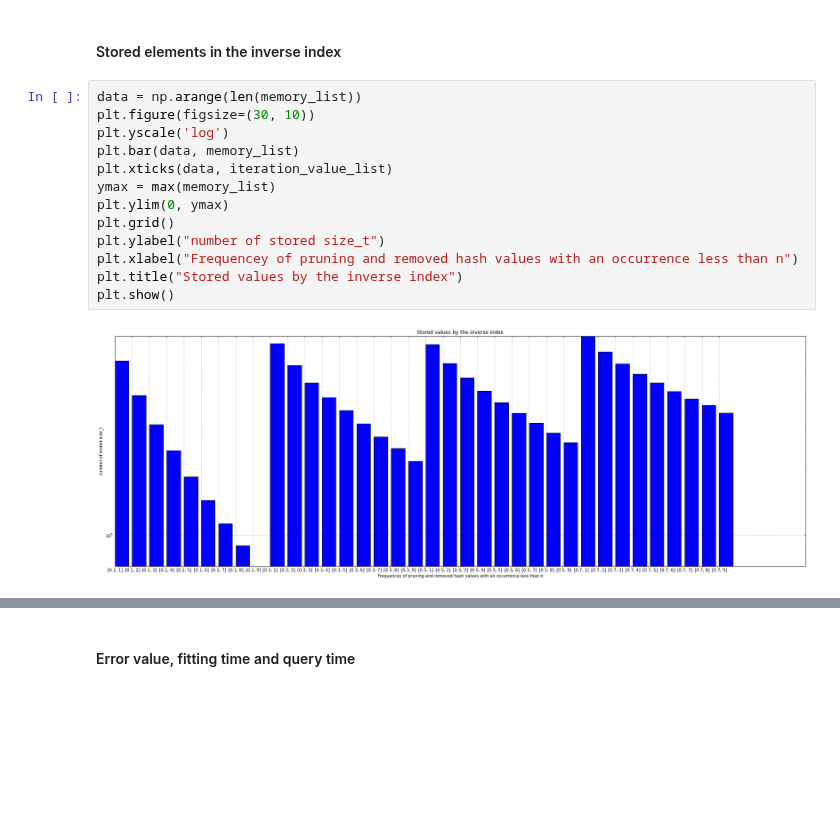
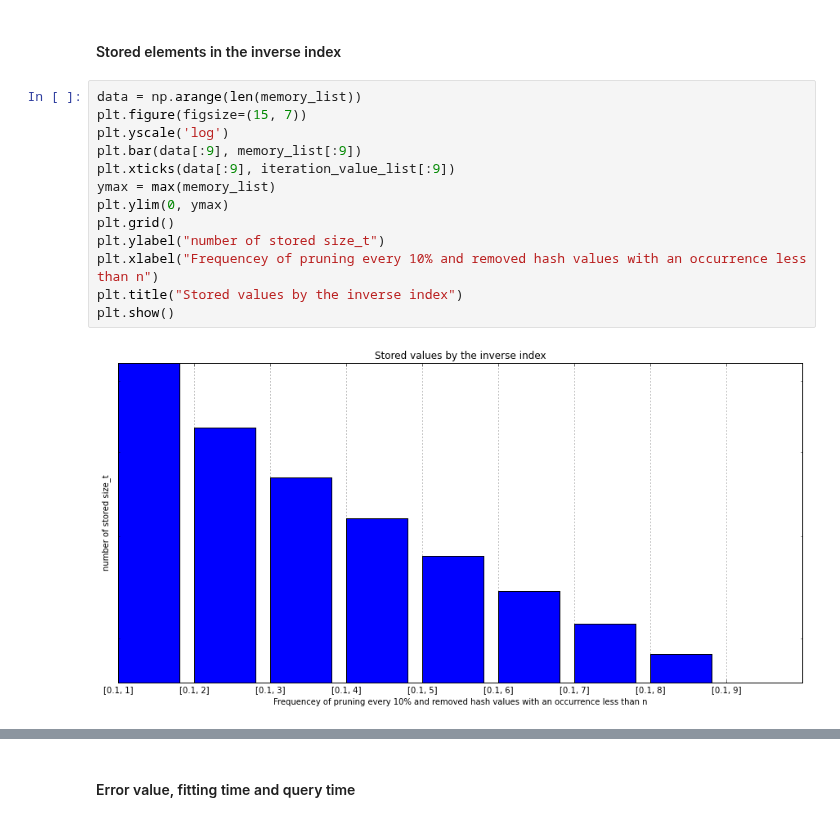
Before and after one commit to joachimwolff/sparse-neighbors-search, a Jupyter notebook: example/Methods to save memory.ipynb, the cells around one changed output, grey strips where cells are left out. Saved outputs shown, nothing was run; the diff lists cells and outputs as text; blank space fills up the shorter version.

```diff
--- a/example/Methods to save memory.ipynb
+++ b/example/Methods to save memory.ipynb
@@ -498,16 +509,16 @@ getMemory(distribution_pruning, iteration_value_list, time_fit_list, error_list,
 #### Stored elements in the inverse index
 # %%
 data = np.arange(len(memory_list))
-plt.figure(figsize=(30, 10))
+plt.figure(figsize=(15, 7))
 plt.yscale('log')
-plt.bar(data, memory_list)
-plt.xticks(data, iteration_value_list)
+plt.bar(data[:9], memory_list[:9])
+plt.xticks(data[:9], iteration_value_list[:9])
 ymax = max(memory_list)
 plt.ylim(0, ymax)
 plt.grid()
 plt.ylabel("number of stored size_t")
-plt.xlabel("Frequencey of pruning and removed hash values with an occurrence less than n")
+plt.xlabel("Frequencey of pruning every 10% and removed hash values with an occurrence less than n")
 plt.title("Stored values by the inverse index")
 plt.show()
 # %% [output]
-[figure, old version]
+[figure, new version]
```
Also changed, not shown: parts of 19 cells of this notebook, 5 other files.
